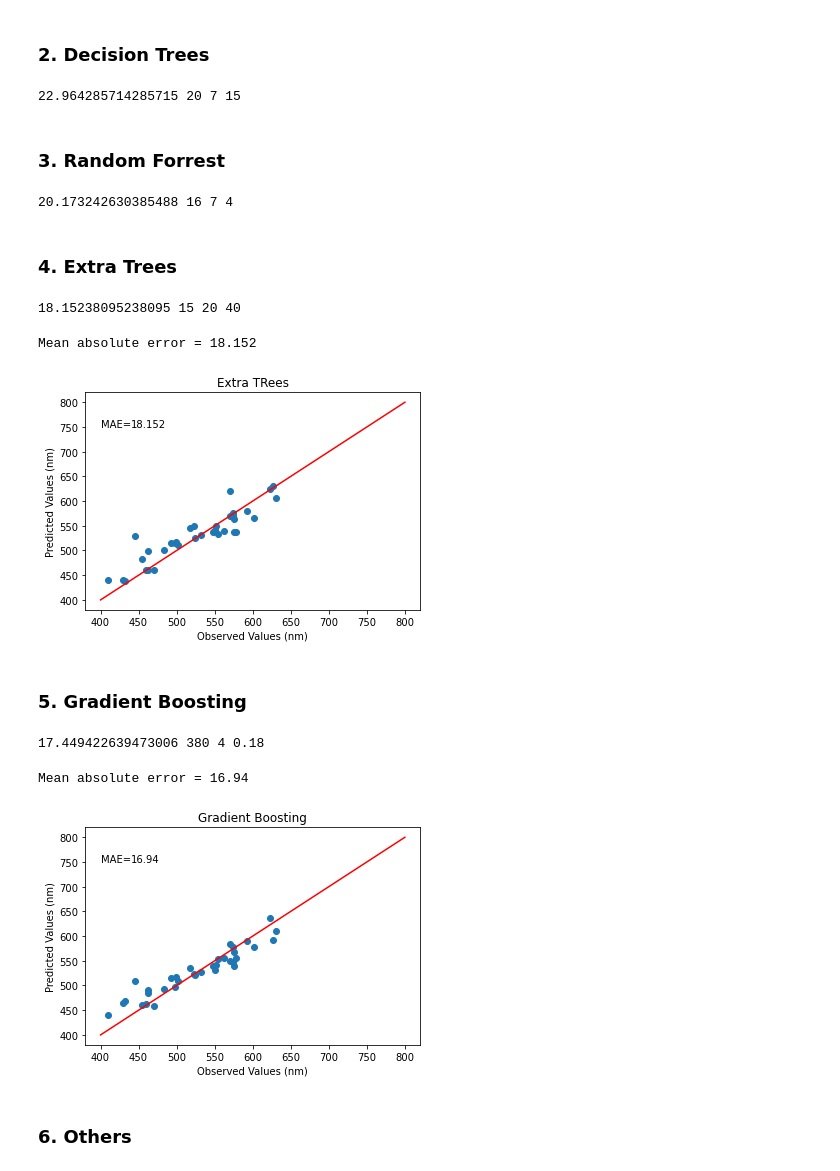
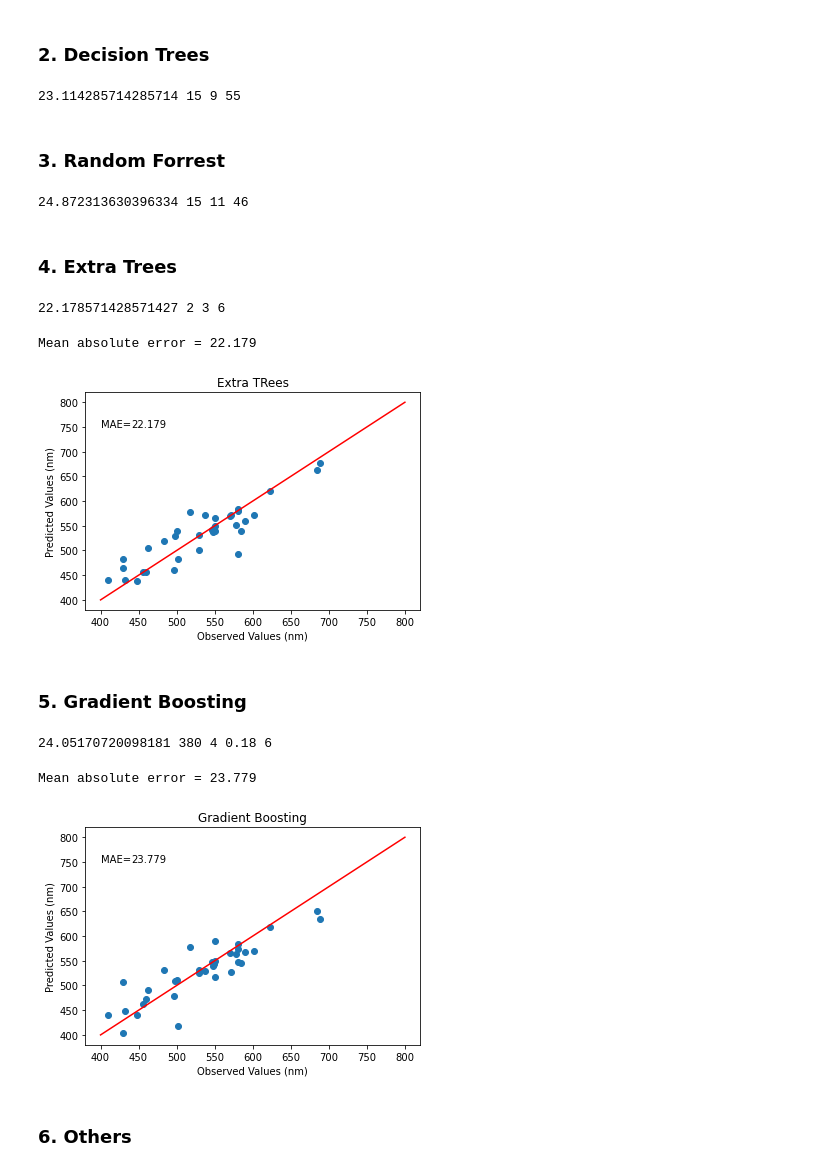
Before and after one commit to Health-Universe/Indium-Phosphide, a Jupyter notebook: notebook/2. model hao abs.ipynb, the cells around one changed output. Cells and saved outputs as stored; diff of their text form; code cells hidden in the pictures.

```diff
--- a/notebook/2. model hao abs.ipynb
+++ b/notebook/2. model hao abs.ipynb
@@ -79,7 +79,7 @@ input_col = ['in_amount_mmol',
              'x0_indium laurate',
              'x0_indium myristate',
              'x0_indium oxalate',
-             'x0_indium paltimate',
+             'x0_indium palmitate',
              'x0_indium stearate',
              'x0_indium trifluoroacetate',
              'x0_indium tris(N,N-diisopropylacetamidinato)',
@@ -126,7 +126,7 @@ input_col = ['in_amount_mmol',
              'x8_None',
              'x8_acetic acid',
              'x8_copper bromide',
-             'x8_dioctyl ether',
+             'x8_superhydride',
              'x8_oleic acid',
              'x8_tetrabutylammonium myristate',
              'x8_trioctylamine',
@@ -154,9 +154,9 @@ min_mae = 99999
 
 min_i, min_j, min_k  = 0, 0, 0
 
-for i in tqdm(range(1, 21)):
-    for j in range(1, 21):
-        for k in range(5, 80, 5):
+for i in tqdm(range(1, 20)):
+    for j in range(1, 20):
+        for k in range(5, 70, 5):
 
             B_regr = BaggingRegressor(base_estimator=DecisionTreeRegressor(max_depth=i),
                                       n_estimators=j,
@@ -179,0 +180,20 @@ print(min_mae, min_i, min_j, min_k)
+# %%
+B_regr = BaggingRegressor(base_estimator=DecisionTreeRegressor(max_depth=16),
+                                      n_estimators=6,
+                                      random_state=50)
+B_regr.fit(X_train, np.ravel(Y_train))
+
+B_Y_pred = B_regr.predict(X_test)
+
+B_mae = mean_absolute_error(Y_test, B_Y_pred)
+print("Mean absolute error =", round(B_mae,3))
+
+plt.figure()
+plt.title("Bagging")
+plt.plot(Y_test, B_Y_pred, 'o')
+plt.xlabel('Observed Values (nm)')
+plt.ylabel('Predicted Values (nm)')
+plt.plot([400,800],[400,800], color = 'r')
+plt.text(400, 750, 'MAE=' , fontdict=None)
+plt.text(440, 750, round(B_mae,3) , fontdict=None)
+plt.show()
@@ -210,7 +233,7 @@ for i in tqdm(range(1, 21)):
 
 print(min_mae, min_i, min_j, min_k)
 # %% [output]
-22.964285714285715 20 7 15
+23.114285714285714 15 9 55
 # %% [markdown]
 ### 3. Random Forrest
 # %%
@@ -241,7 +264,7 @@ for i in tqdm(range(1, 21)):
 
 print(min_mae, min_i, min_j, min_k)
 # %% [output]
-20.173242630385488 16 7 4
+24.872313630396334 15 11 46
 # %% [markdown]
 ### 4. Extra Trees
 # %%
@@ -271,29 +294,29 @@ for i in tqdm(range(1, 21)):
 
 print(min_mae, min_i, min_j, min_k)
 # %% [output]
-18.15238095238095 15 20 40
+22.178571428571427 2 3 6
 # %%
-ET_regr = ExtraTreesRegressor(n_estimators=15, max_features=20, random_state=40)
+ET_regr = ExtraTreesRegressor(n_estimators=2, max_features=3, random_state=6)
 
 ET_regr.fit(X_train, np.ravel(Y_train))
 
 ET_Y_pred = ET_regr.predict(X_test)
 
 ET_mae = mean_absolute_error(Y_test, ET_Y_pred)
 print("Mean absolute error =", round(ET_mae,3))
 
 plt.figure()
 plt.title("Extra TRees")
 plt.plot(Y_test, ET_Y_pred, 'o')
 plt.xlabel('Observed Values (nm)')
 plt.ylabel('Predicted Values (nm)')
 plt.plot([400,800],[400,800], color = 'r')
 plt.text(400, 750, 'MAE=' , fontdict=None)
 plt.text(440, 750, round(ET_mae,3) , fontdict=None)
 plt.show()
 # %% [output]
-Mean absolute error = 18.152
+Mean absolute error = 22.179
-[figure, old version]
+[figure, new version]
 # %% [markdown]
 ### 5. Gradient Boosting
 # %%
@@ -315,11 +338,11 @@ for i in tqdm(range(300, 390, 10)):
                     min_k = k
                     min_l = l
 
-print(min_mae, min_i, min_j, min_k)
+print(min_mae, min_i, min_j, min_k, min_l)
 # %% [output]
-17.449422639473006 380 4 0.18
+24.05170720098181 380 4 0.18 6
 # %%
-GB_regr = GradientBoostingRegressor(n_estimators=380, max_depth=4, learning_rate=0.18, random_state=7)
+GB_regr = GradientBoostingRegressor(n_estimators=380, max_depth=4, learning_rate=0.18, random_state=6)
 
 
 GB_regr.fit(X_train, np.ravel(Y_train))
@@ -339,8 +362,8 @@ plt.text(400, 750, 'MAE=' , fontdict=None)
 plt.text(440, 750, round(GB_mae,3) , fontdict=None)
 plt.show()
 # %% [output]
-Mean absolute error = 16.94
+Mean absolute error = 23.779
-[figure, old version]
+[figure, new version]
 # %% [markdown]
 ### 6. Others
 # %%
```
Also changed, not shown: parts of 6 cells of this notebook, 19 other files.
